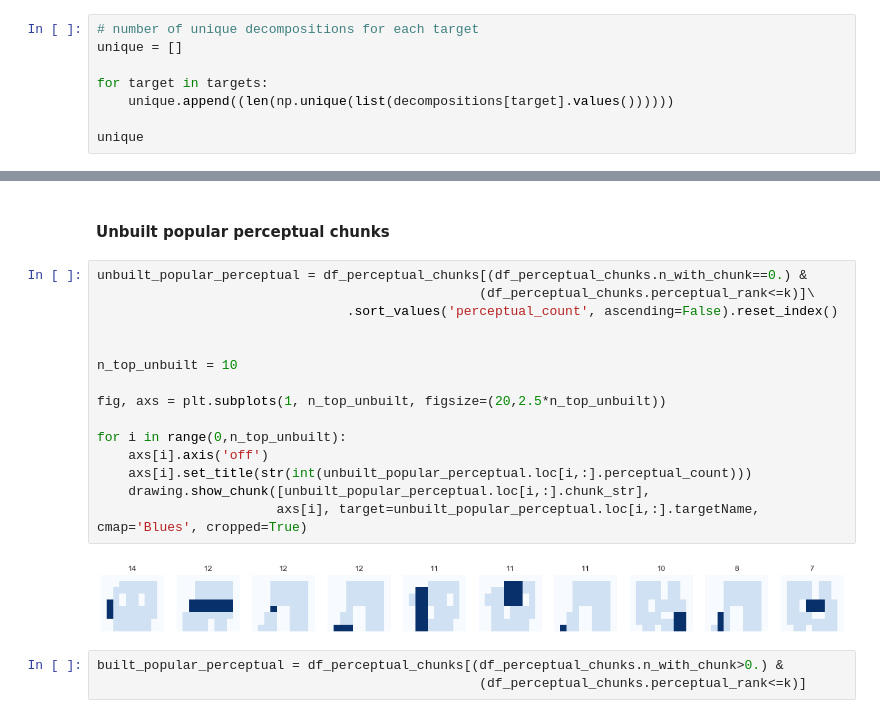
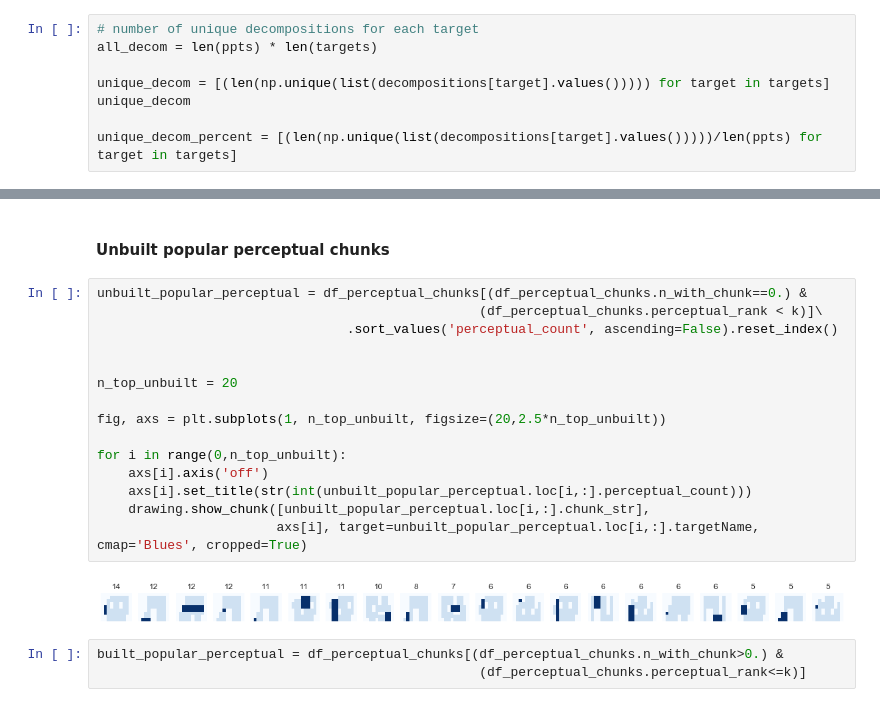
Before and after one commit to cogtoolslab/block_construction, a Jupyter notebook: analysis/perceptual_chunks/perceptual_chunks.ipynb, the cells around one changed output, grey strips where cells are left out. Drawn from its saved outputs; the diff is of its cells as text.

```diff
--- a/analysis/perceptual_chunks/perceptual_chunks.ipynb
+++ b/analysis/perceptual_chunks/perceptual_chunks.ipynb
@@ -283,8 +299,8 @@ for target in targets:
 # %%
 # number of unique decompositions for each target
-unique = []
+all_decom = len(ppts) * len(targets)
 
-for target in targets:
-    unique.append((len(np.unique(list(decompositions[target].values())))))
+unique_decom = [(len(np.unique(list(decompositions[target].values())))) for target in targets]
+unique_decom
 
-unique
+unique_decom_percent = [(len(np.unique(list(decompositions[target].values()))))/len(ppts) for target in targets]
@@ -773,21 +774,21 @@ df_perceptual_chunks
 #### Unbuilt popular perceptual chunks
 # %%
 unbuilt_popular_perceptual = df_perceptual_chunks[(df_perceptual_chunks.n_with_chunk==0.) &
-                                                 (df_perceptual_chunks.perceptual_rank<=k)]\
+                                                 (df_perceptual_chunks.perceptual_rank < k)]\
                                 .sort_values('perceptual_count', ascending=False).reset_index()
 
 
-n_top_unbuilt = 10
+n_top_unbuilt = 20
 
 fig, axs = plt.subplots(1, n_top_unbuilt, figsize=(20,2.5*n_top_unbuilt))
 
 for i in range(0,n_top_unbuilt):
     axs[i].axis('off')
     axs[i].set_title(str(int(unbuilt_popular_perceptual.loc[i,:].perceptual_count)))
     drawing.show_chunk([unbuilt_popular_perceptual.loc[i,:].chunk_str],
                        axs[i], target=unbuilt_popular_perceptual.loc[i,:].targetName, cmap='Blues', cropped=True)
 # %% [output]
-[figure, old version]
+[figure, new version]
 # %%
 built_popular_perceptual = df_perceptual_chunks[(df_perceptual_chunks.n_with_chunk>0.) &
                                                  (df_perceptual_chunks.perceptual_rank<=k)]
```
Also changed, not shown: parts of 12 cells of this notebook, 1 other file.
